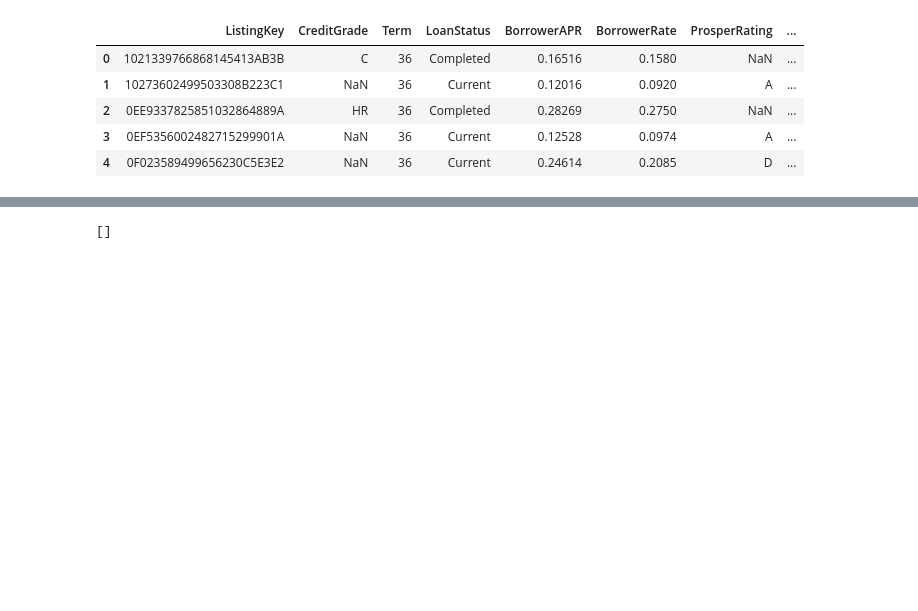
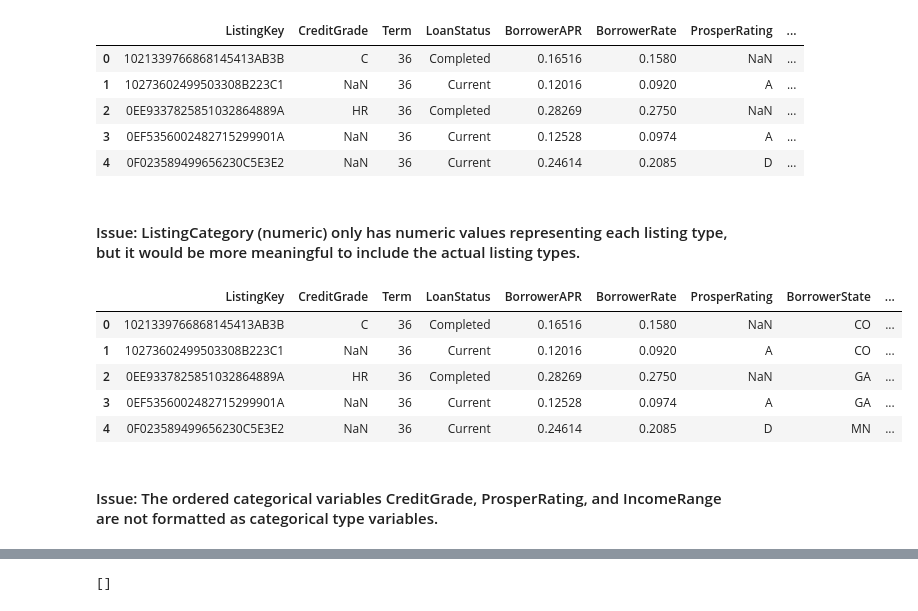
Before and after one commit to deepaksithu/Communicate_Data_Findings_Project, a Jupyter notebook: prosper_loan_data_analysis.ipynb, the cells around one changed output, grey strips where cells are left out. Cells and saved outputs as stored; diff of their text form; code cells hidden in the pictures; blank space fills up the shorter version.

```diff
--- a/prosper_loan_data_analysis.ipynb
+++ b/prosper_loan_data_analysis.ipynb
@@ -127,6 +119,6 @@ a1. ListingKey - ID, not for analysis - full
 # %%
-# rename ProsperRating (Alpha) and ListingCategory (numeric) for ease of use and confirm
-prosper_clean = prosper_clean.rename(columns={'ProsperRating (Alpha)' : 'ProsperRating', 'ListingCategory (numeric)' : 'ListingCategory'});
+# rename ProsperRating (Alpha) and confirm change
+prosper_clean = prosper_clean.rename(columns={'ProsperRating (Alpha)' : 'ProsperRating'});
 prosper_clean.head()
 # %% [output]
 |  | ListingKey | CreditGrade | Term | LoanStatus | BorrowerAPR | BorrowerRate | ProsperRating | ... |
@@ -135,3 +127,8 @@ prosper_clean.head()
 | 2 | 0EE9337825851032864889A | HR | 36 | Completed | 0.28269 | 0.2750 | NaN | ... |
 | 3 | 0EF5356002482715299901A | NaN | 36 | Current | 0.12528 | 0.0974 | A | ... |
 | 4 | 0F023589499656230C5E3E2 | NaN | 36 | Current | 0.24614 | 0.2085 | D | ... |
+# %% [markdown]
+#### Issue: ListingCategory (numeric) only has numeric values representing each listing type, but it would be more meaningful to include the actual listing types.
+# %%
+# create empty column ListingCategory to replace ListingCategory (numeric)
+prosper_clean['ListingCategory'] = ""
@@ -137,0 +181,13 @@ prosper_clean.head()
+# %%
+# remove ListingCategory (numeric) from clean dataframe and confirm changes
+prosper_clean = prosper_clean.drop('ListingCategory (numeric)', axis = 1)
+prosper_clean.head()
+# %% [output]
+|  | ListingKey | CreditGrade | Term | LoanStatus | BorrowerAPR | BorrowerRate | ProsperRating | BorrowerState | ... |
+| 0 | 1021339766868145413AB3B | C | 36 | Completed | 0.16516 | 0.1580 | NaN | CO | ... |
+| 1 | 10273602499503308B223C1 | NaN | 36 | Current | 0.12016 | 0.0920 | A | CO | ... |
+| 2 | 0EE9337825851032864889A | HR | 36 | Completed | 0.28269 | 0.2750 | NaN | GA | ... |
+| 3 | 0EF5356002482715299901A | NaN | 36 | Current | 0.12528 | 0.0974 | A | GA | ... |
+| 4 | 0F023589499656230C5E3E2 | NaN | 36 | Current | 0.24614 | 0.2085 | D | MN | ... |
+# %% [markdown]
+#### Issue: The ordered categorical variables CreditGrade, ProsperRating, and IncomeRange are not formatted as categorical type variables.
```
Also changed, not shown: parts of 23 cells of this notebook.
